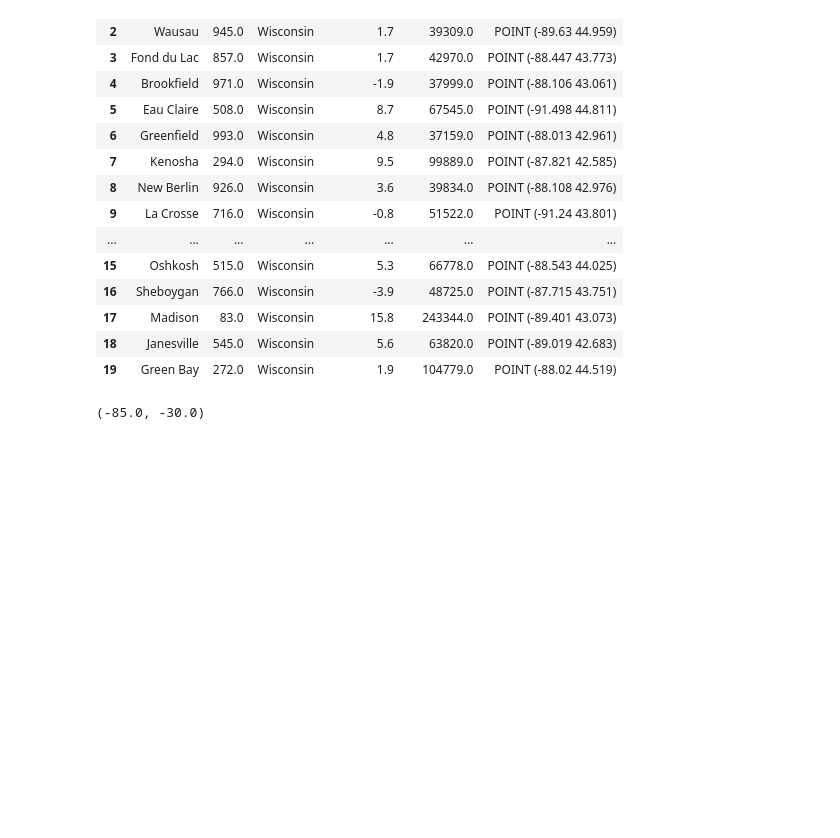
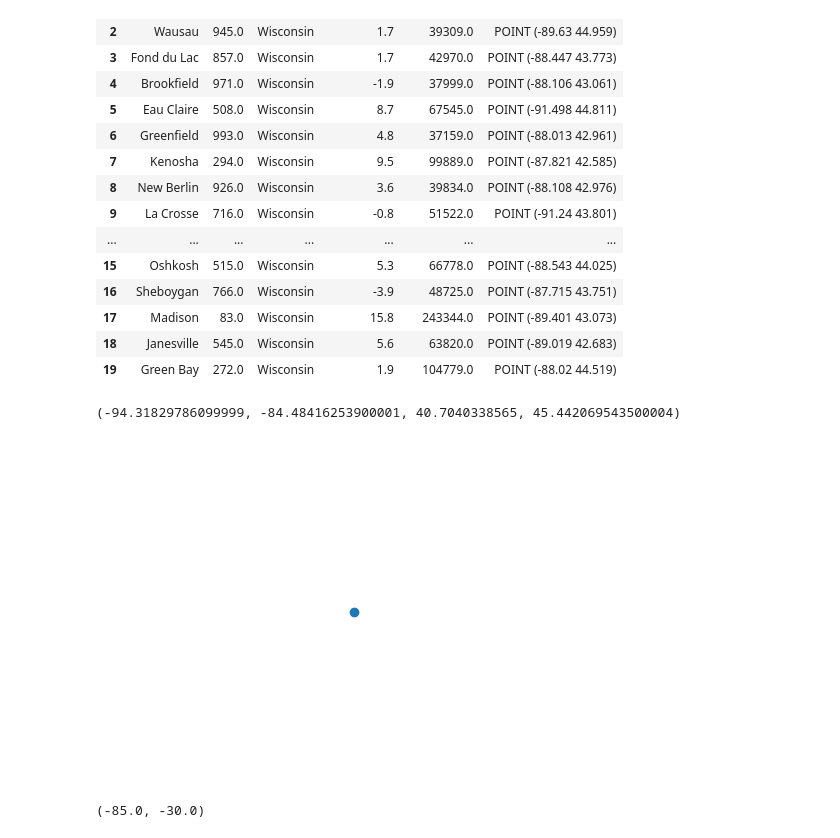
Before and after one commit to messymoose/ECON570, a Jupyter notebook: Lectures/10_9_maps.ipynb, the cells around one changed output. Drawn from its saved outputs; the diff is of its cells as text; code cells hidden in the pictures; blank space fills up the shorter version.

```diff
--- a/Lectures/10_9_maps.ipynb
+++ b/Lectures/10_9_maps.ipynb
@@ -303,6 +328,12 @@ wi.head(100)
 | 17 | Madison | 83.0 | Wisconsin | 15.8 | 243344.0 | POINT (-89.401 43.073) |
 | 18 | Janesville | 545.0 | Wisconsin | 5.6 | 63820.0 | POINT (-89.019 42.683) |
 | 19 | Green Bay | 272.0 | Wisconsin | 1.9 | 104779.0 | POINT (-88.02 44.519) |
+# %%
+wi[wi['city'] == 'Madison'].plot()
+plt.axis('off')
+# %% [output]
+(-94.31829786099999, -84.48416253900001, 40.7040338565, 45.442069543500004)
+[figure, added]
 # %%
 dane = ["Waukesha", "Madison","Brookefield"]
 fig, ax = plt.subplots(figsize =(10, 10) )
```
Also changed, not shown: parts of 2 cells of this notebook, 16 other files.
